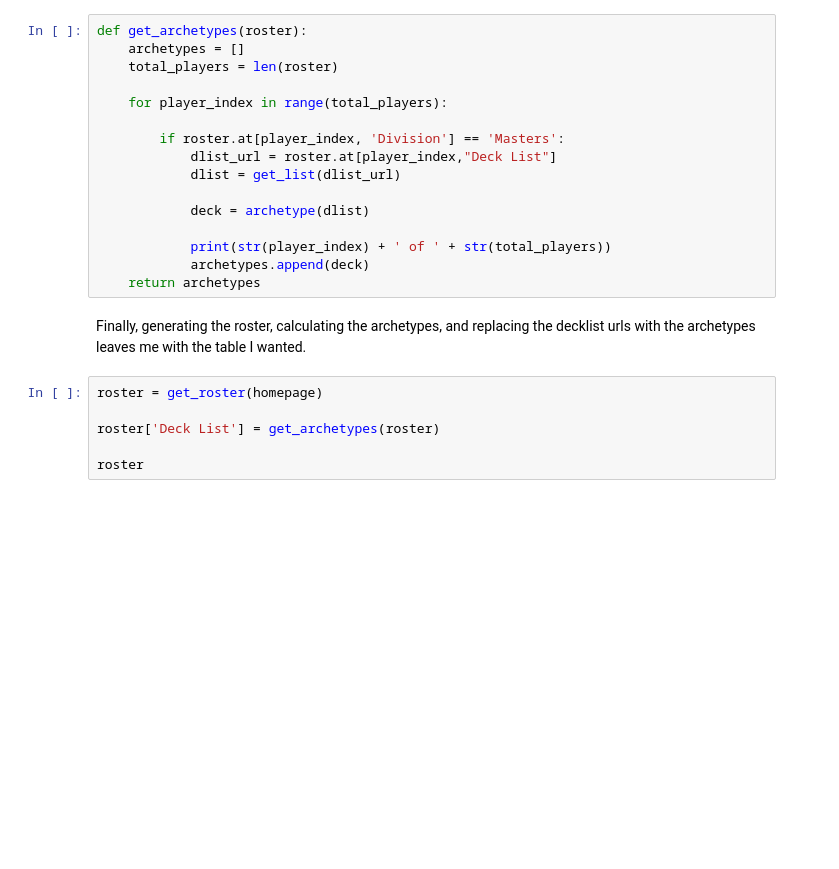
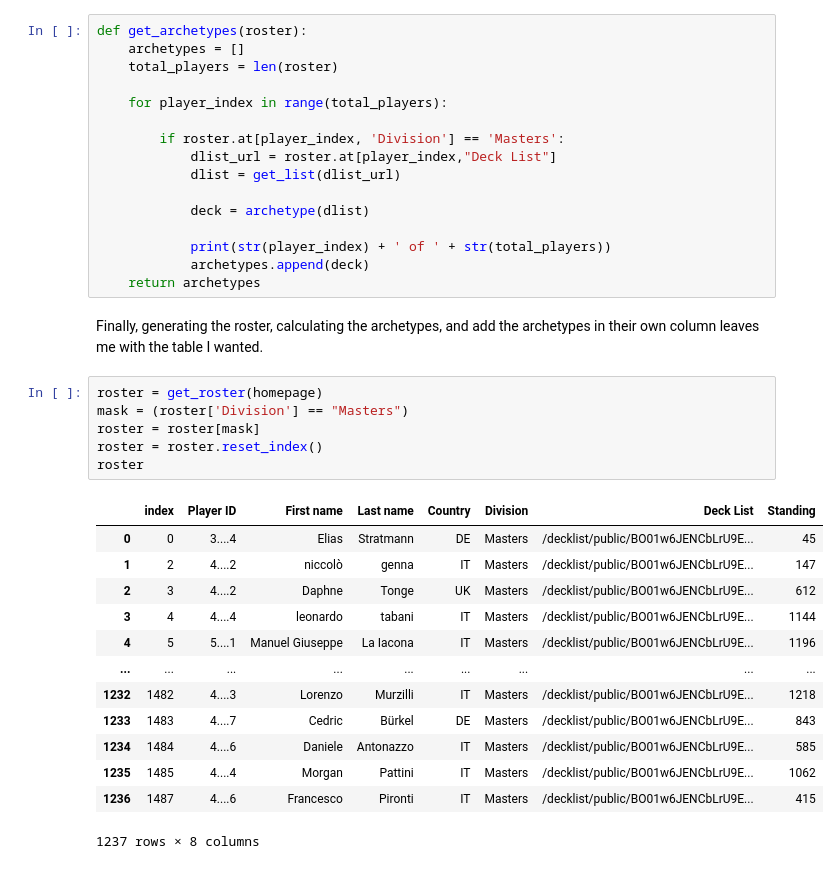
Before and after one commit to obg-n3mo/Pokemon-data-analytics, a Jupyter notebook: Archetype Classifier.ipynb, the cells around one changed output. Saved outputs shown, nothing was run; the diff lists cells and outputs as text; blank space fills up the shorter version.

```diff
--- a/Archetype Classifier.ipynb
+++ b/Archetype Classifier.ipynb
@@ -253,10 +258,24 @@ def get_archetypes(roster):
             archetypes.append(deck)
     return archetypes
 # %% [markdown]
-Finally, generating the roster, calculating the archetypes, and replacing the decklist urls with the archetypes leaves me with the table I wanted.
+Finally, generating the roster, calculating the archetypes, and add the archetypes in their own column leaves me with the table I wanted.
 # %%
 roster = get_roster(homepage)
-
-roster['Deck List'] = get_archetypes(roster)
-
+mask = (roster['Division'] == "Masters")
+roster = roster[mask]
+roster = roster.reset_index()
 roster
+# %% [output]
+|  | index | Player ID | First name | Last name | Country | Division | Deck List | Standing |
+| 0 | 0 | 3....4 | Elias | Stratmann | DE | Masters | /decklist/public/BO01w6JENCbLrU9E... | 45 |
+| 1 | 2 | 4....2 | niccolò | genna | IT | Masters | /decklist/public/BO01w6JENCbLrU9E... | 147 |
+| 2 | 3 | 4....2 | Daphne | Tonge | UK | Masters | /decklist/public/BO01w6JENCbLrU9E... | 612 |
+| 3 | 4 | 4....4 | leonardo | tabani | IT | Masters | /decklist/public/BO01w6JENCbLrU9E... | 1144 |
+| 4 | 5 | 5....1 | Manuel Giuseppe | La Iacona | IT | Masters | /decklist/public/BO01w6JENCbLrU9E... | 1196 |
+| ... | ... | ... | ... | ... | ... | ... | ... | ... |
+| 1232 | 1482 | 4....3 | Lorenzo | Murzilli | IT | Masters | /decklist/public/BO01w6JENCbLrU9E... | 1218 |
+| 1233 | 1483 | 4....7 | Cedric | Bürkel | DE | Masters | /decklist/public/BO01w6JENCbLrU9E... | 843 |
+| 1234 | 1484 | 4....6 | Daniele | Antonazzo | IT | Masters | /decklist/public/BO01w6JENCbLrU9E... | 585 |
+| 1235 | 1485 | 4....4 | Morgan | Pattini | IT | Masters | /decklist/public/BO01w6JENCbLrU9E... | 1062 |
+| 1236 | 1487 | 4....6 | Francesco | Pironti | IT | Masters | /decklist/public/BO01w6JENCbLrU9E... | 415 |
+1237 rows × 8 columns
```
Also changed, not shown: parts of 9 cells of this notebook, 2 other files.
